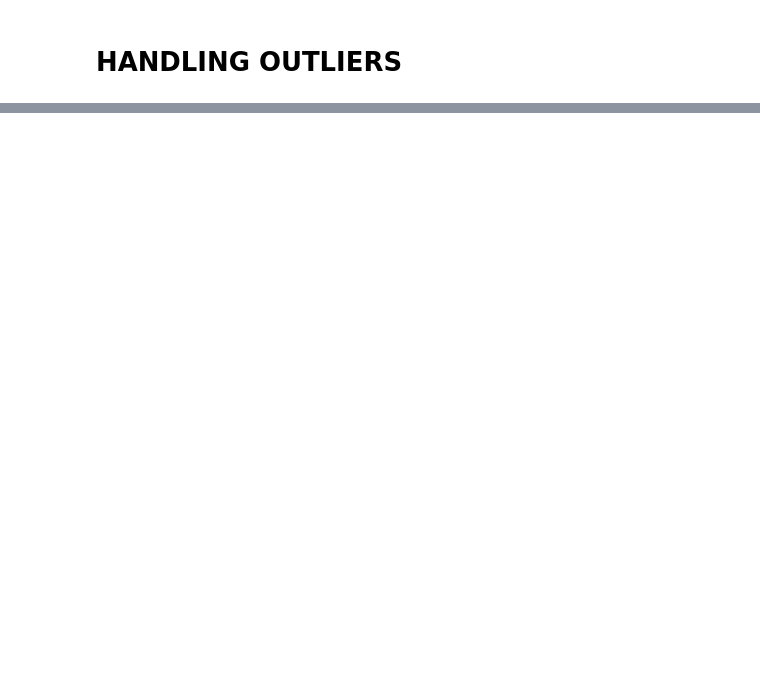
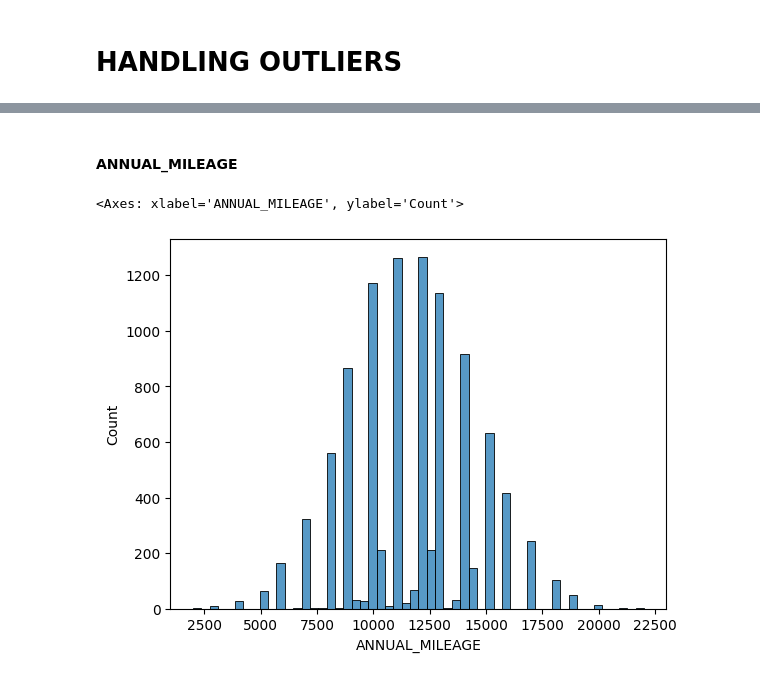
Before and after one commit to snimale/ML-Learning, a Jupyter notebook: ClassificationDataPreprocessing.ipynb, the cells around one changed output, grey strips where cells are left out. Drawn from its saved outputs; the diff is of its cells as text; code cells hidden in the pictures; blank space fills up the shorter version.

```diff
--- a/ClassificationDataPreprocessing.ipynb
+++ b/ClassificationDataPreprocessing.ipynb
@@ -590,0 +630,7 @@ df.head(6)
+# %% [markdown]
+#### ANNUAL_MILEAGE
+# %%
+sns.histplot(df['ANNUAL_MILEAGE'])
+# %% [output]
+<Axes: xlabel='ANNUAL_MILEAGE', ylabel='Count'>
+[figure, added]
```
Also changed, not shown: parts of 41 cells of this notebook.
